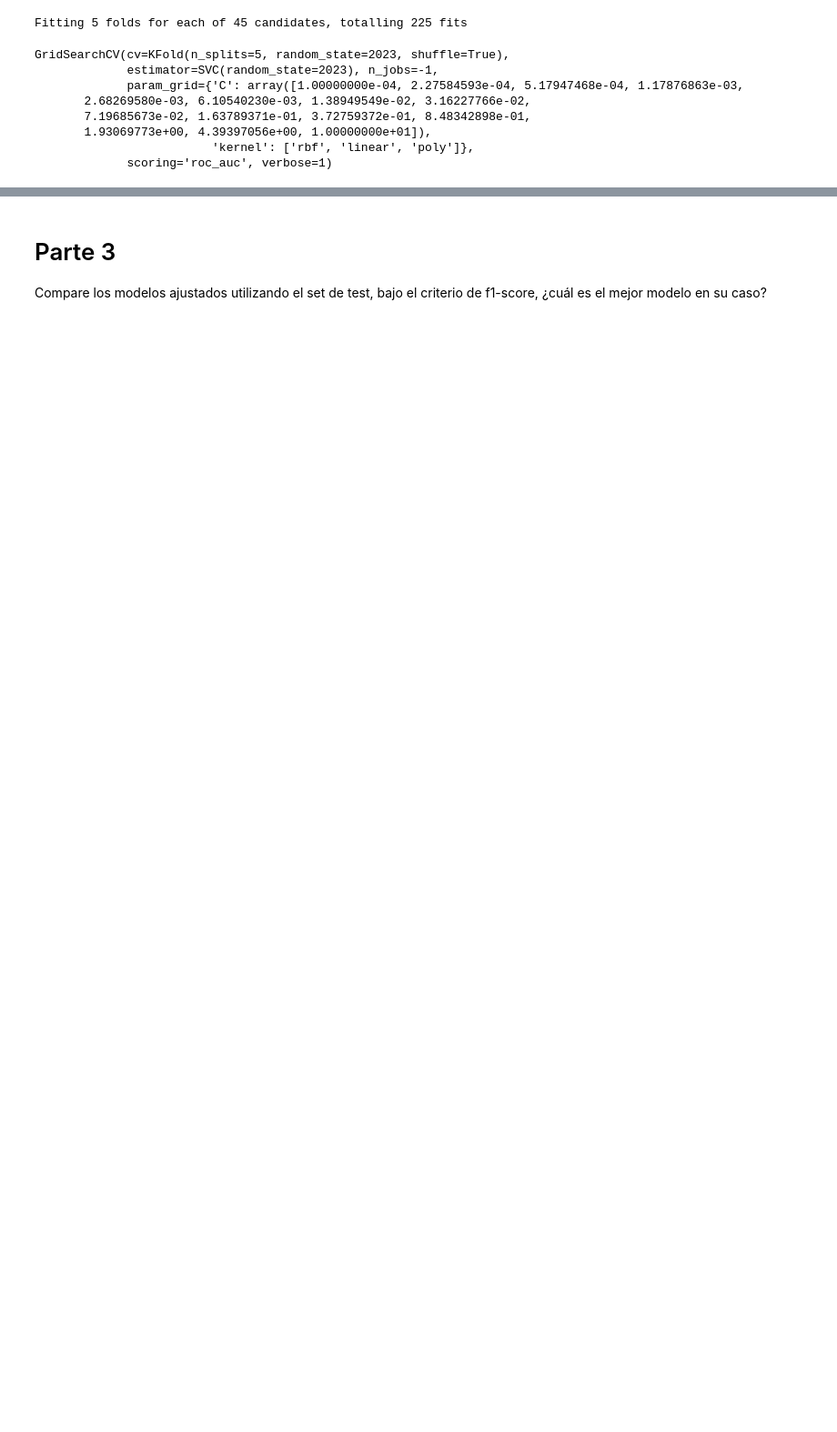
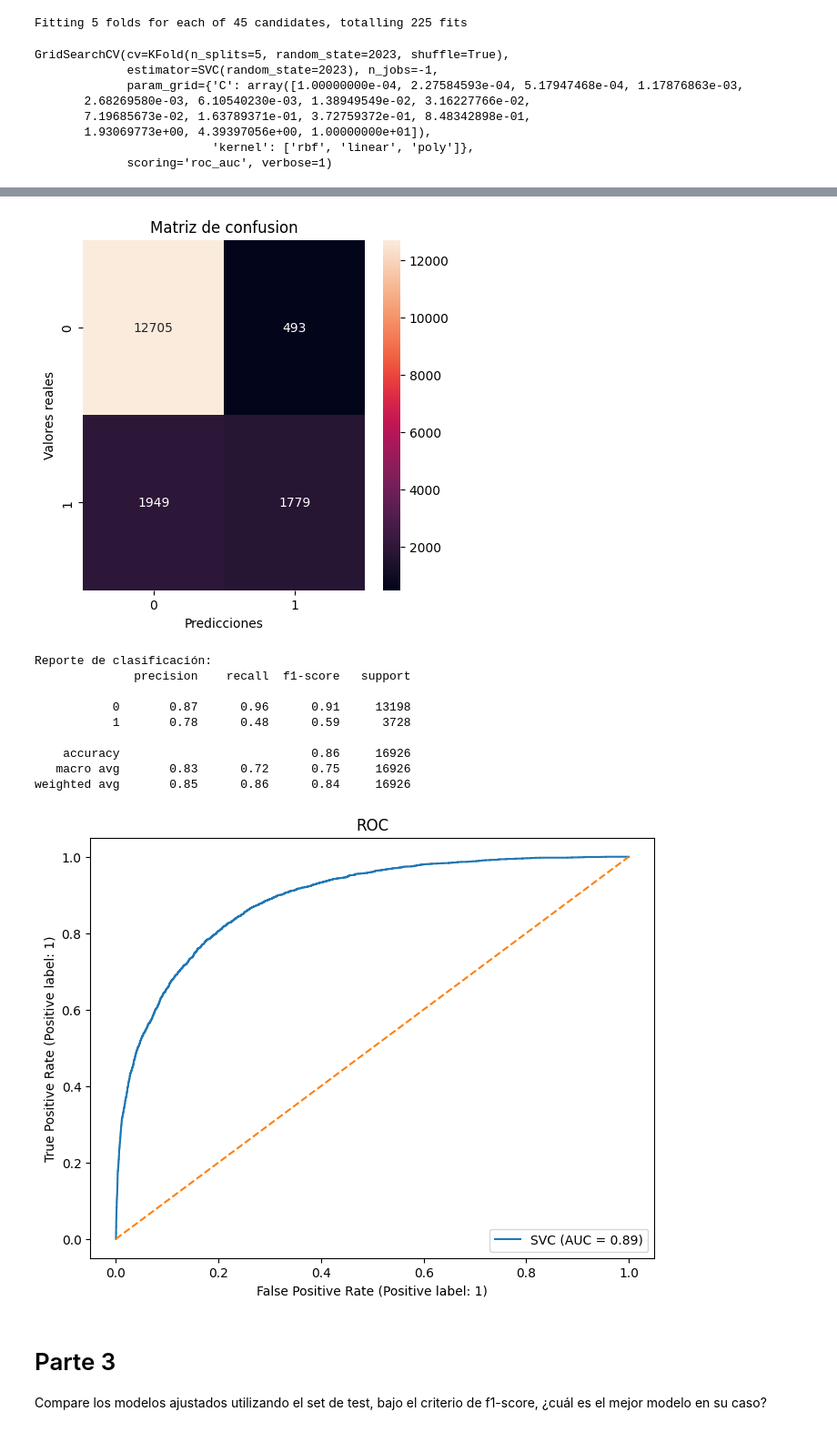
Before and after one commit to davidlealo/tallermodelossupervisados, a Jupyter notebook: segundo_taller_v4.ipynb, the cells around one changed output, grey strips where cells are left out. Shown: that part at 91% size. Saved outputs shown, nothing was run; the diff lists cells and outputs as text; code cells hidden in the pictures; blank space fills up the shorter version.

Commit message:
svm2 mostrar resultados best params

```diff
--- a/segundo_taller_v4.ipynb
+++ b/segundo_taller_v4.ipynb
@@ -382,3 +387,23 @@ GridSearchCV(cv=KFold(n_splits=5, random_state=2023, shuffle=True),
+# %%
+# Resultados con mejores parámetros
+svm2 = modelos.best_estimator_.fit(X_train, y_train)
+# %%
+# Mostrar los resultados de SVM2
+
+y_predsvm2 = svm2.predict(X_test)
+mostrar_resultados(y_test,y_predsvm2,X_test, svm2)
+# %% [output]
+[figure, added]
+Reporte de clasificación:
+              precision    recall  f1-score   support
+
+           0       0.87      0.96      0.91     13198
+           1       0.78      0.48      0.59      3728
+
+    accuracy                           0.86     16926
+   macro avg       0.83      0.72      0.75     16926
+weighted avg       0.85      0.86      0.84     16926
+[figure, added]
 # %% [markdown]
 # Parte 3
 
```
Also changed, not shown: parts of 1 cell of this notebook.
